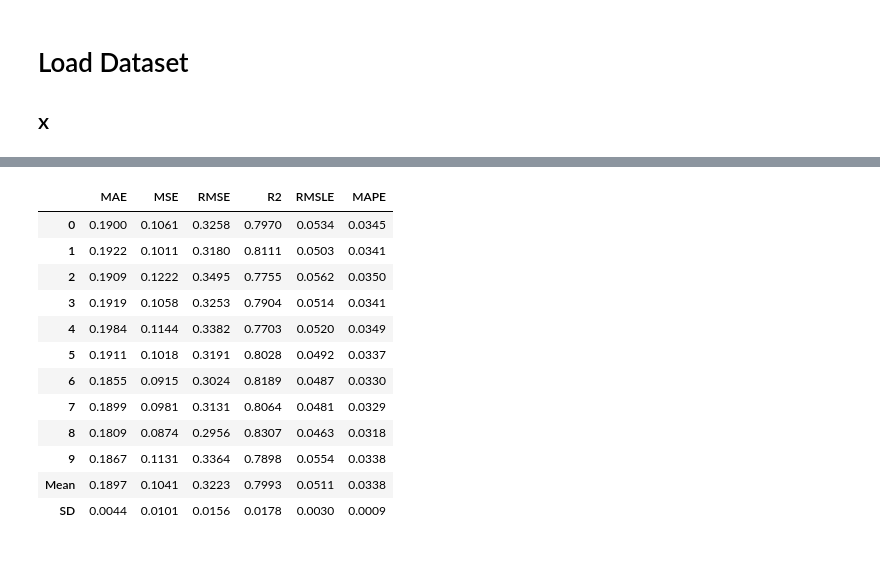
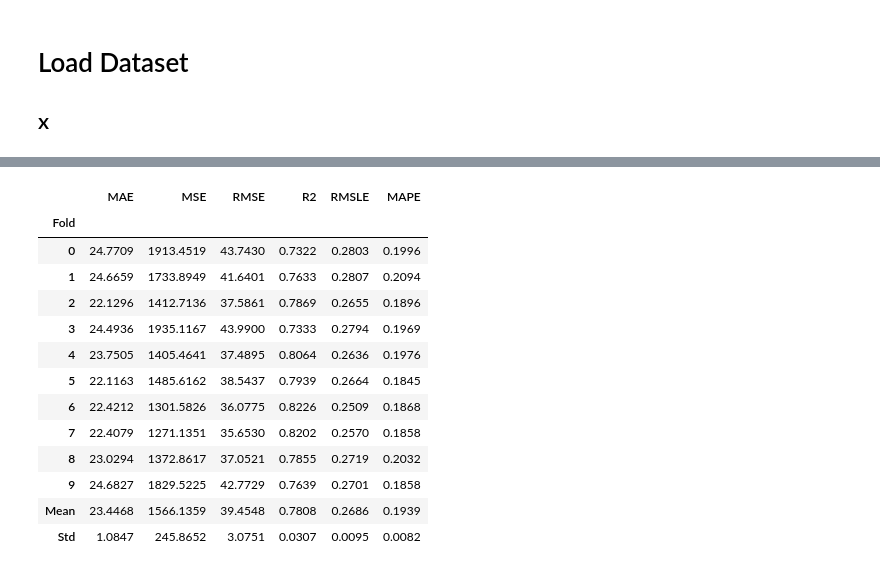
Before and after one commit to galengorski/CAWSC_WaterUse, a Jupyter notebook: ml_experiments/annual_v_0_0/1_model_development.ipynb, the cells around one changed output, grey strips where cells are left out. Drawn from its saved outputs; the diff is of its cells as text; code cells hidden in the pictures.

```diff
--- a/ml_experiments/annual_v_0_0/1_model_development.ipynb
+++ b/ml_experiments/annual_v_0_0/1_model_development.ipynb
@@ -123,19 +64,39 @@ best
+# %%
+# best
+kwargs = {'tree_method': 'hist', 'reg_alpha' : 100}
+kwargs = {
+        'objective': "reg:squarederror",
+        'tree_method': 'hist',
+        'colsample_bytree': 0.8,
+        'learning_rate': 0.20,
+        'max_depth': 7,
+        'alpha': 100,
+        'n_estimators': 500,
+        'rate_drop': 0.9,
+        'skip_drop': 0.5,
+        'subsample': 0.8,
+        'reg_lambda': 10,
+        'min_child_weight': 5,
+        'gamma': 10,
+        'max_delta_step': 0
+    }
 # %%
-xgb1 = create_model('xgboost')
+xgb1 = create_model('xgboost', **kwargs)
 # %% [output]
 |  | MAE | MSE | RMSE | R2 | RMSLE | MAPE |
-| 0 | 0.1900 | 0.1061 | 0.3258 | 0.7970 | 0.0534 | 0.0345 |
-| 1 | 0.1922 | 0.1011 | 0.3180 | 0.8111 | 0.0503 | 0.0341 |
-| 2 | 0.1909 | 0.1222 | 0.3495 | 0.7755 | 0.0562 | 0.0350 |
-| 3 | 0.1919 | 0.1058 | 0.3253 | 0.7904 | 0.0514 | 0.0341 |
-| 4 | 0.1984 | 0.1144 | 0.3382 | 0.7703 | 0.0520 | 0.0349 |
-| 5 | 0.1911 | 0.1018 | 0.3191 | 0.8028 | 0.0492 | 0.0337 |
-| 6 | 0.1855 | 0.0915 | 0.3024 | 0.8189 | 0.0487 | 0.0330 |
-| 7 | 0.1899 | 0.0981 | 0.3131 | 0.8064 | 0.0481 | 0.0329 |
-| 8 | 0.1809 | 0.0874 | 0.2956 | 0.8307 | 0.0463 | 0.0318 |
-| 9 | 0.1867 | 0.1131 | 0.3364 | 0.7898 | 0.0554 | 0.0338 |
-| Mean | 0.1897 | 0.1041 | 0.3223 | 0.7993 | 0.0511 | 0.0338 |
-| SD | 0.0044 | 0.0101 | 0.0156 | 0.0178 | 0.0030 | 0.0009 |
+| Fold |  |  |  |  |  |  |
+| 0 | 24.7709 | 1913.4519 | 43.7430 | 0.7322 | 0.2803 | 0.1996 |
+| 1 | 24.6659 | 1733.8949 | 41.6401 | 0.7633 | 0.2807 | 0.2094 |
+| 2 | 22.1296 | 1412.7136 | 37.5861 | 0.7869 | 0.2655 | 0.1896 |
+| 3 | 24.4936 | 1935.1167 | 43.9900 | 0.7333 | 0.2794 | 0.1969 |
+| 4 | 23.7505 | 1405.4641 | 37.4895 | 0.8064 | 0.2636 | 0.1976 |
+| 5 | 22.1163 | 1485.6162 | 38.5437 | 0.7939 | 0.2664 | 0.1845 |
+| 6 | 22.4212 | 1301.5826 | 36.0775 | 0.8226 | 0.2509 | 0.1868 |
+| 7 | 22.4079 | 1271.1351 | 35.6530 | 0.8202 | 0.2570 | 0.1858 |
+| 8 | 23.0294 | 1372.8617 | 37.0521 | 0.7855 | 0.2719 | 0.2032 |
+| 9 | 24.6827 | 1829.5225 | 42.7729 | 0.7639 | 0.2701 | 0.1858 |
+| Mean | 23.4468 | 1566.1359 | 39.4548 | 0.7808 | 0.2686 | 0.1939 |
+| Std | 1.0847 | 245.8652 | 3.0751 | 0.0307 | 0.0095 | 0.0082 |
 # %%
 #boosted_dt = ensemble_model(xgb1, method = 'Boosting')
 # %%
```
Also changed, not shown: parts of 23 cells of this notebook, 9 other files.
